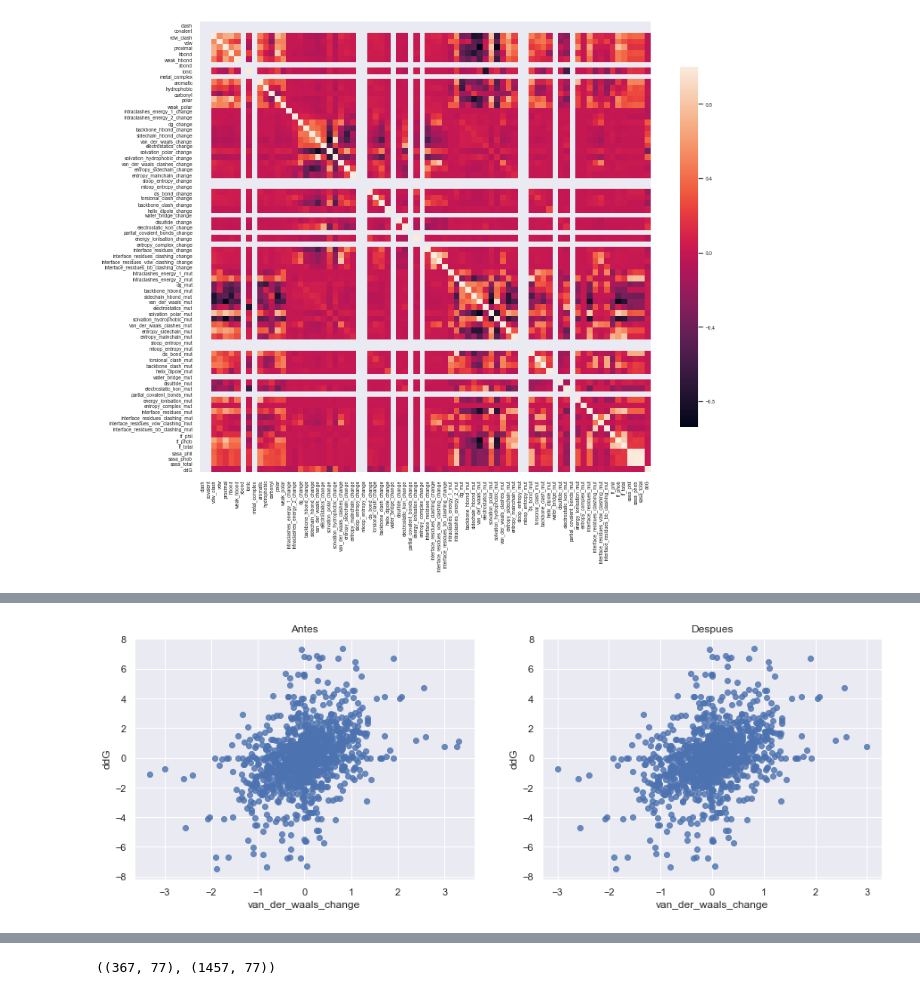
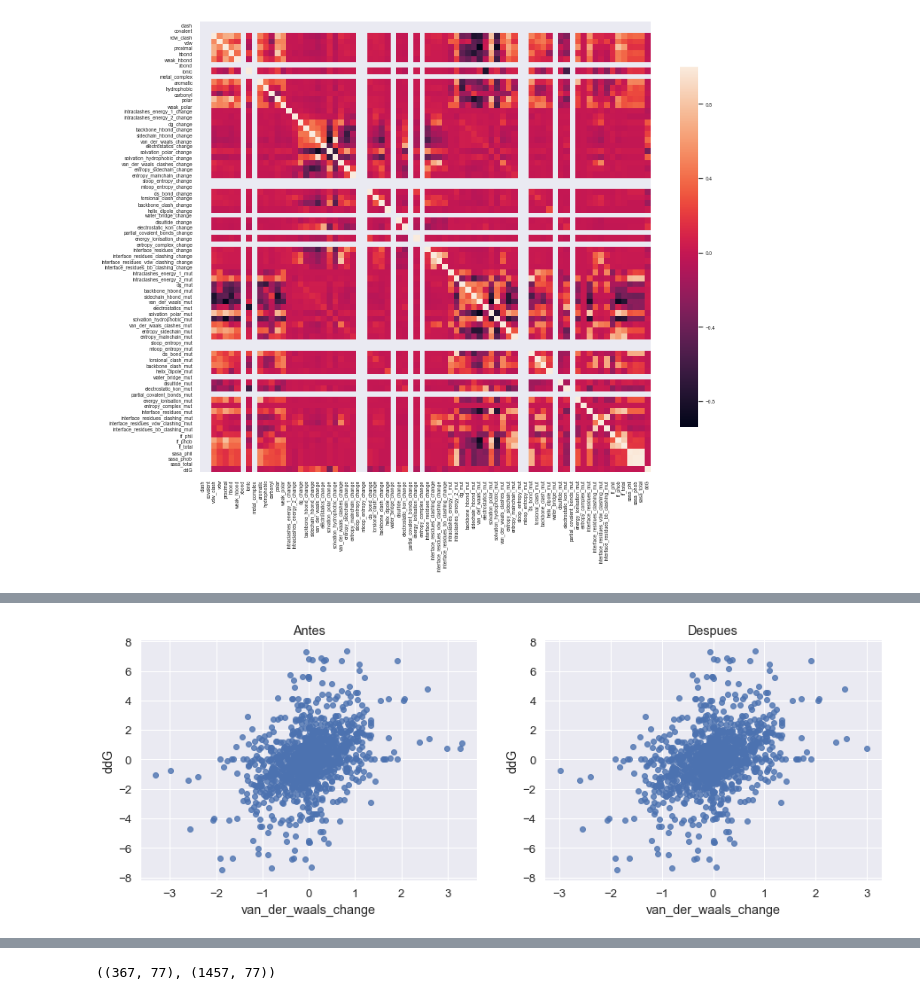
Before and after one commit to victorfica/Master-thesis, a Jupyter notebook: notebooks/abpred_model_stacking_2020.ipynb, the cells around one changed output, grey strips where cells are left out. Drawn from its saved outputs; the diff is of its cells as text; code cells hidden in the pictures.

```diff
--- a/notebooks/abpred_model_stacking_2020.ipynb
+++ b/notebooks/abpred_model_stacking_2020.ipynb
@@ -120,16 +138,16 @@ sns.heatmap(cm, cbar=True, annot=True, square=True, fmt='.2f', annot_kws={'size'
 # %%
-sns.set(font_scale=1)
+#sns.set(font_scale=1)
 
 plt.subplots(figsize=(15, 5))
 
 plt.subplot(1, 2, 1)
 g = sns.regplot(x=train['van_der_waals_change'], y=train['ddG'], fit_reg=False).set_title("Antes")
 
 # Delete outliers
 plt.subplot(1, 2, 2)
 train = train.drop(train[(train['van_der_waals_change'].abs()>3.)].index)
 g = sns.regplot(x=train['van_der_waals_change'], y=train['ddG'], fit_reg=False).set_title("Despues")
 #plt.savefig("Train15_outlierVDWchange.png",dpi=600,bbox_inches="tight")
 # %% [output]
-[figure, old version]
+[figure, new version]
 # %%
```
Also changed, not shown: parts of 26 cells of this notebook.
